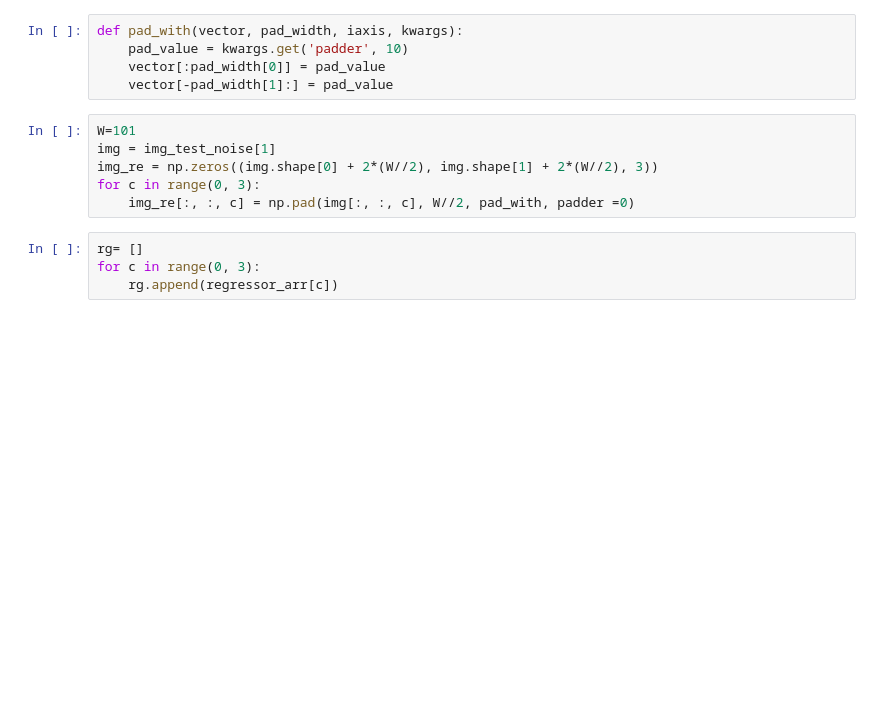
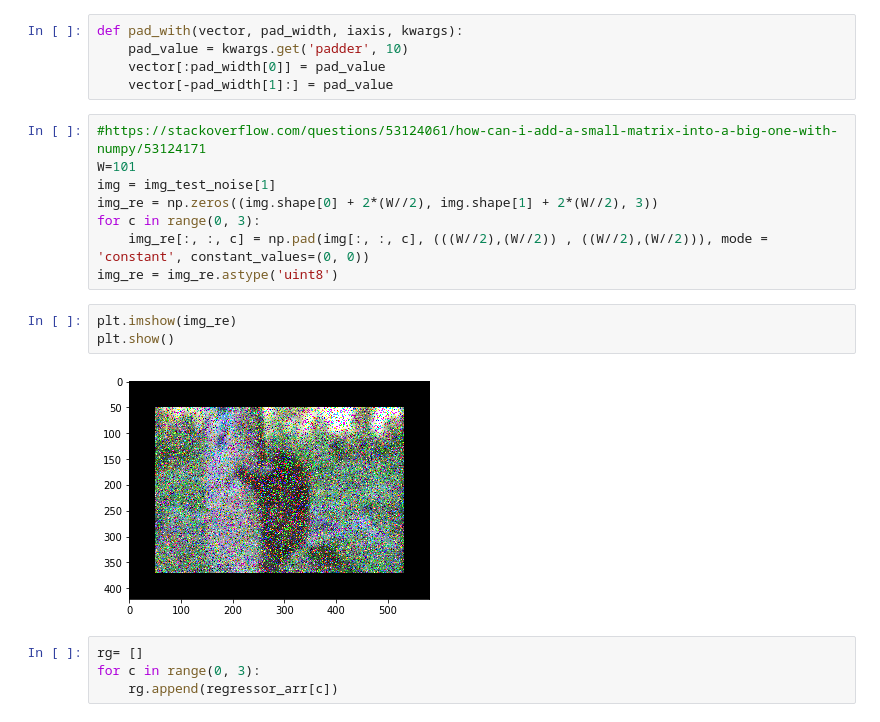
Before and after one commit to Rohit01-zoey/EE610-Image-Processing, a Jupyter notebook: Assignment2/Assignment2.ipynb, the cells around one changed output. Cells and saved outputs as stored; diff of their text form; blank space fills up the shorter version.

```diff
--- a/Assignment2/Assignment2.ipynb
+++ b/Assignment2/Assignment2.ipynb
@@ -266,11 +267,18 @@ def pad_with(vector, pad_width, iaxis, kwargs):
     vector[:pad_width[0]] = pad_value
     vector[-pad_width[1]:] = pad_value
 # %%
+#https://stackoverflow.com/questions/53124061/how-can-i-add-a-small-matrix-into-a-big-one-with-numpy/53124171
 W=101
 img = img_test_noise[1]
 img_re = np.zeros((img.shape[0] + 2*(W//2), img.shape[1] + 2*(W//2), 3))
 for c in range(0, 3):
-    img_re[:, :, c] = np.pad(img[:, :, c], W//2, pad_with, padder =0)
+    img_re[:, :, c] = np.pad(img[:, :, c], (((W//2),(W//2)) , ((W//2),(W//2))), mode = 'constant', constant_values=(0, 0))
+img_re = img_re.astype('uint8')
+# %%
+plt.imshow(img_re)
+plt.show()
+# %% [output]
+[figure, added]
 # %%
 rg= []
 for c in range(0, 3):
```
Also changed, not shown: parts of 19 cells of this notebook.
